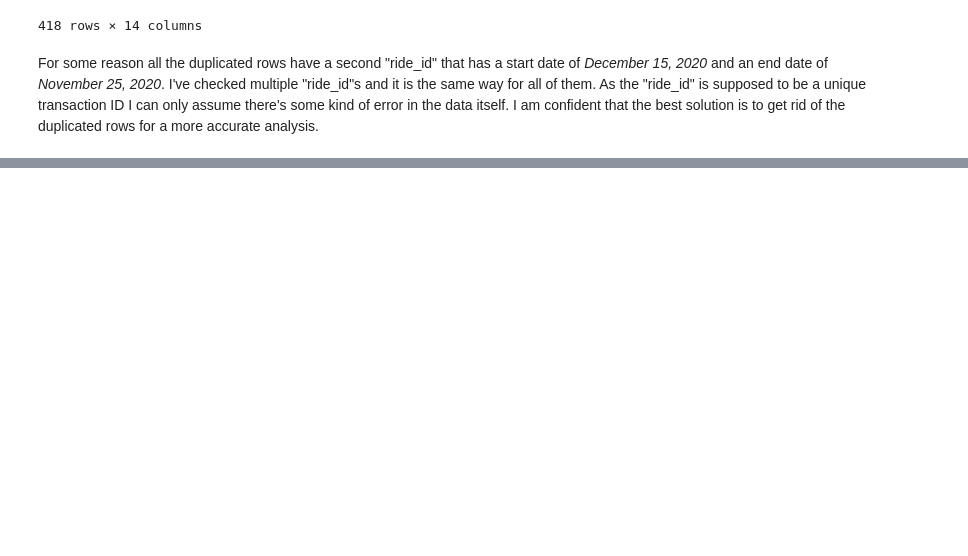
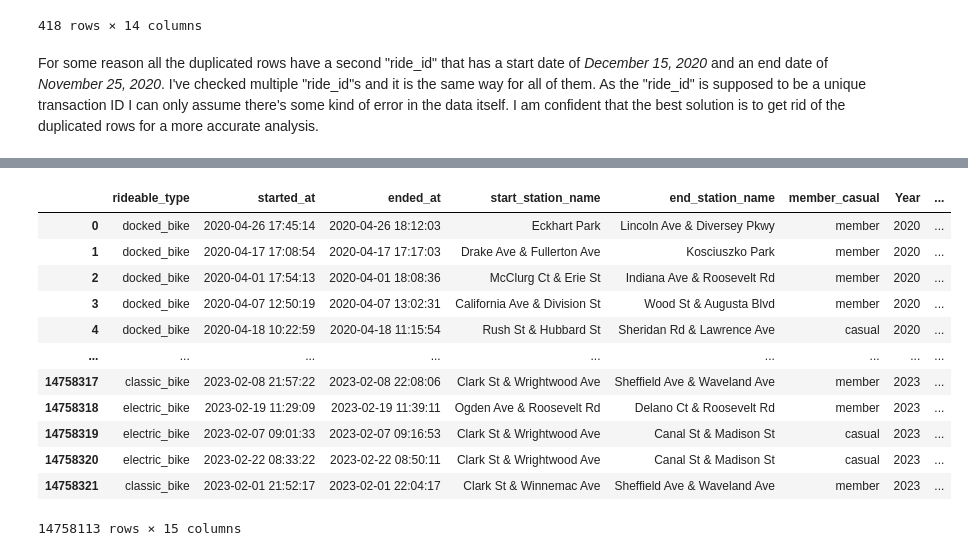
Before and after one commit to paul-trood/bicycle_sharing, a Jupyter notebook: 02_data_cleaning.ipynb, the cells around one changed output, grey strips where cells are left out. Saved outputs shown, nothing was run; the diff lists cells and outputs as text; code cells hidden in the pictures; blank space fills up the shorter version.

```diff
--- a/02_data_cleaning.ipynb
+++ b/02_data_cleaning.ipynb
@@ -229,0 +268,32 @@ memory usage: 4.8 GB
+# %%
+### Extract just the date from these columns
+new_df["start_date"] = new_df["started_at"].dt.date
+new_df["end_date"] = new_df["ended_at"].dt.date
+
+### Extract the time
+new_df["start_time"] = new_df["started_at"].dt.time
+new_df["end_time"] = new_df["ended_at"].dt.time
+
+### Extract the month
+new_df["start_month"] = new_df["started_at"].dt.month
+new_df["end_month"] = new_df["ended_at"].dt.month
+
+### Extract the day
+new_df["start_day"] = new_df["started_at"].dt.day
+new_df["end_day"] = new_df["ended_at"].dt.day
+# %%
+new_df
+# %% [output]
+|  | rideable_type | started_at | ended_at | start_station_name | end_station_name | member_casual | Year | ... |
+| 0 | docked_bike | 2020-04-26 17:45:14 | 2020-04-26 18:12:03 | Eckhart Park | Lincoln Ave & Diversey Pkwy | member | 2020 | ... |
+| 1 | docked_bike | 2020-04-17 17:08:54 | 2020-04-17 17:17:03 | Drake Ave & Fullerton Ave | Kosciuszko Park | member | 2020 | ... |
+| 2 | docked_bike | 2020-04-01 17:54:13 | 2020-04-01 18:08:36 | McClurg Ct & Erie St | Indiana Ave & Roosevelt Rd | member | 2020 | ... |
+| 3 | docked_bike | 2020-04-07 12:50:19 | 2020-04-07 13:02:31 | California Ave & Division St | Wood St & Augusta Blvd | member | 2020 | ... |
+| 4 | docked_bike | 2020-04-18 10:22:59 | 2020-04-18 11:15:54 | Rush St & Hubbard St | Sheridan Rd & Lawrence Ave | casual | 2020 | ... |
+| ... | ... | ... | ... | ... | ... | ... | ... | ... |
+| 14758317 | classic_bike | 2023-02-08 21:57:22 | 2023-02-08 22:08:06 | Clark St & Wrightwood Ave | Sheffield Ave & Waveland Ave | member | 2023 | ... |
+| 14758318 | electric_bike | 2023-02-19 11:29:09 | 2023-02-19 11:39:11 | Ogden Ave & Roosevelt Rd | Delano Ct & Roosevelt Rd | member | 2023 | ... |
+| 14758319 | electric_bike | 2023-02-07 09:01:33 | 2023-02-07 09:16:53 | Clark St & Wrightwood Ave | Canal St & Madison St | casual | 2023 | ... |
+| 14758320 | electric_bike | 2023-02-22 08:33:22 | 2023-02-22 08:50:11 | Clark St & Wrightwood Ave | Canal St & Madison St | casual | 2023 | ... |
+| 14758321 | classic_bike | 2023-02-01 21:52:17 | 2023-02-01 22:04:17 | Clark St & Winnemac Ave | Sheffield Ave & Waveland Ave | member | 2023 | ... |
+14758113 rows × 15 columns
```
Also changed, not shown: parts of 25 cells of this notebook.
